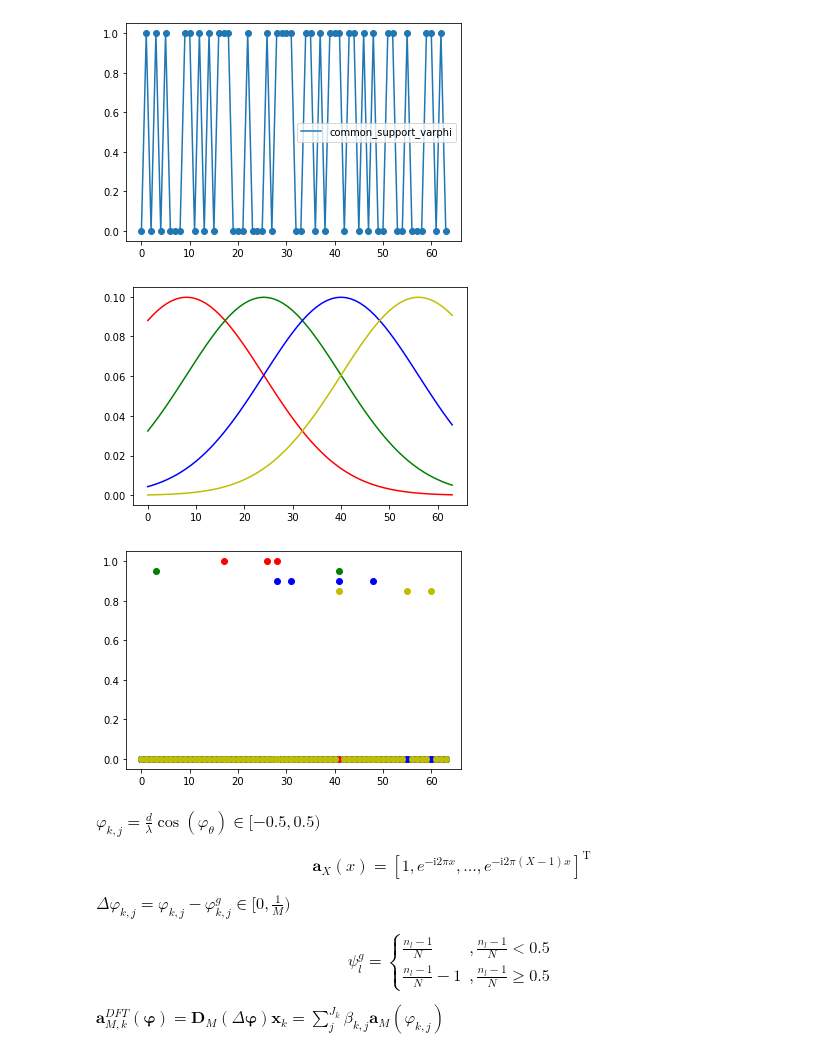
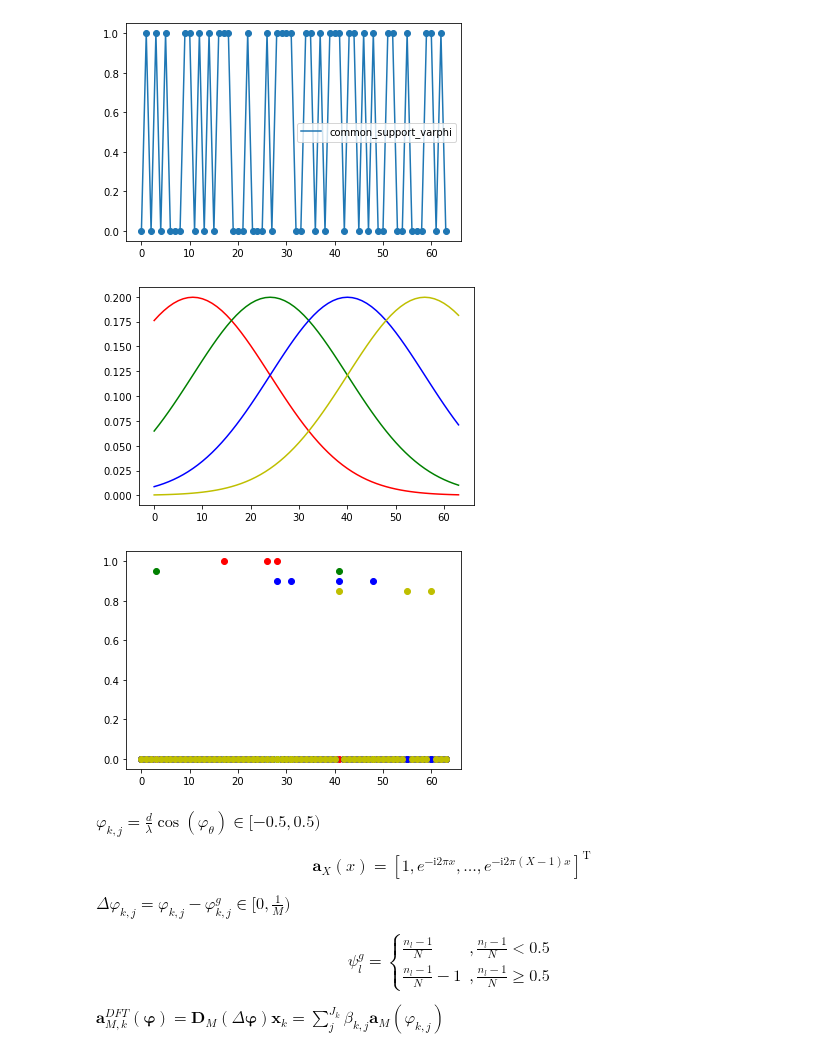
Before and after one commit to Brook1711/RIS-Angular-Domain, a Jupyter notebook: code_main/Alg.ipynb, the cells around one changed output. Cells and saved outputs as stored; diff of their text form; code cells hidden in the pictures.

```diff
--- a/code_main/Alg.ipynb
+++ b/code_main/Alg.ipynb
@@ -47,38 +54,39 @@ plt.legend(['common_support_varphi'])
 # %%
 np.random.seed(3)
 color_list = ['r', 'g', 'b', 'y']
 sigma = 4
-less_likely_to_appear = 5
-
+# less_likely_to_appear = 5
+more_likely_to_appear = 2
 
 # generate individual AoAs support
 def pdf_for_all_user(user_index, K = 4, M = 64, sigma = 6):
     x = np.linspace(0,M-1,M)
     mu = int(user_index*(M/K)+0.5*M/K)
     return 1/(np.power(2*np.pi*np.power(sigma,2), 0.5)) * np.exp(-0.5 * np.power((x-mu)/np.power(sigma,2),2))
 
 conditinal_pdf_list = [pdf_for_all_user(k,K,M,sigma=sigma) for k in range(K)]
+trans_pro_CS = [conditinal_pdf_list[k]*more_likely_to_appear for k in range(K)]
 for k in range(K):
-    plt.plot(range(M), conditinal_pdf_list[k], color_list[k])
+    plt.plot(range(M), trans_pro_CS[k], color_list[k])
 
 # initialization for all users' channel support
 channel_support_for_all_users = np.array([[0 for m in range(M)] for k in range(K)] )
 
 for k in range(K):
     for m in range(M):
         if common_support_varphi[m] == 1:
-            maxi = np.max(conditinal_pdf_list[k])*less_likely_to_appear
-            if np.random.uniform(0,maxi,K*M)[m+k*m] < conditinal_pdf_list[k][m]:
+            # maxi = np.max(conditinal_pdf_list[k])*less_likely_to_appear
+            if np.random.uniform(0,1,K*M)[m+k*m] < trans_pro_CS[k][m]:
                 channel_support_for_all_users[k][m] = 1
             else:
                 channel_support_for_all_users[k][m] = 0
 
 plt.figure(2)
 for k in range(K):
     plt.scatter(np.array(range(M)), channel_support_for_all_users[k] * (1-0.05*k), color=color_list[k])
     # plt.plot(np.array(range(M)), channel_support_for_all_users[k] * (k+1)/K, color=color_list[k])
 # %% [output]
-[figure, old version]
+[figure, new version]
 [figure]
 # %% [markdown]
 $\varphi_{k,j} = \frac{d}{\lambda}\operatorname{cos}(\varphi_{\theta}) \in [-0.5, 0.5)$
```
Also changed, not shown: parts of 7 cells of this notebook, 1 other file.
